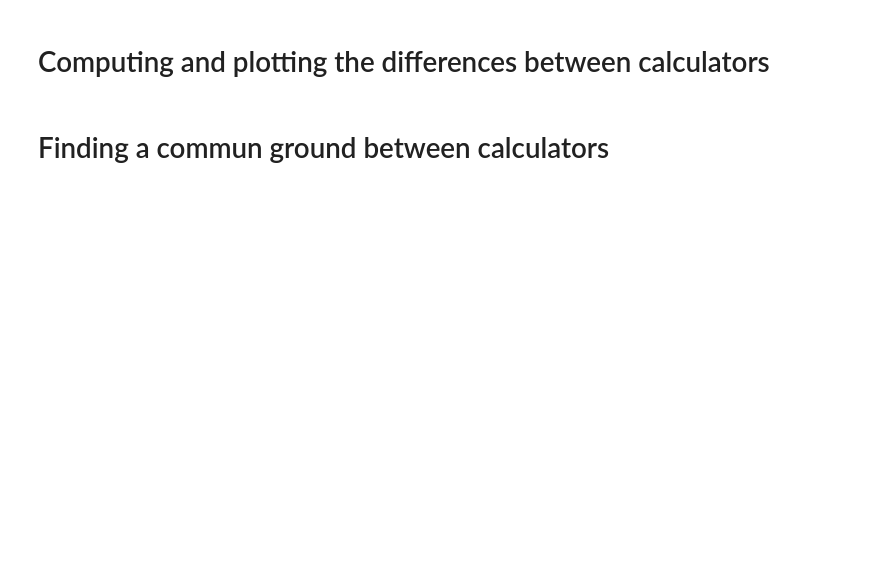
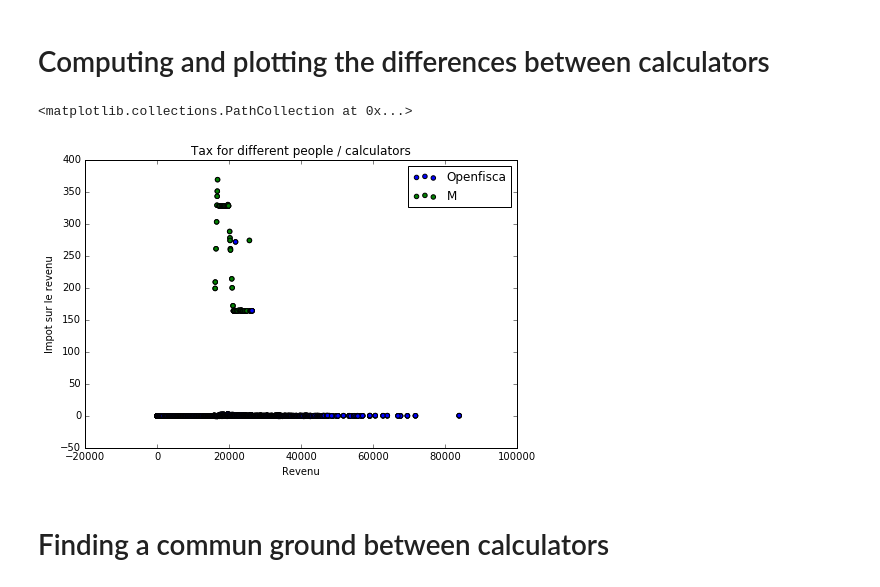
Before and after one commit to openfisca/combine-calculators, a Jupyter notebook: scripts/visual_comparisons.ipynb, the cells around one changed output. Cells and saved outputs as stored; diff of their text form; code cells hidden in the pictures; blank space fills up the shorter version.

```diff
--- a/scripts/visual_comparisons.ipynb
+++ b/scripts/visual_comparisons.ipynb
@@ -63,37 +65,40 @@ multi_scatter('Tax for different people / calculators', 'Revenu', 'Impot sur le
 # %%
 diff_openfisca = [a_i - b_i for a_i, b_i in zip(impot_openfisca, impot_online)]
 diff_m = [a_i - b_i for a_i, b_i in zip(impot_m, impot_online)]
 
 # TOOL 1 to find discrepencies: differences
 
 # Plotting difference between:
 # 1) openfisca and online
 # 2) m and online
 
 # x = salary (1AJ)
 # y_yellow = difference between openfisca and online calculator
 # y_blue = difference between m and online calculator
 
 ####################################
 # Filtering dimensions of interest #
 ####################################
-# for i in range(0, len(salaire1)):
-#     #Removing veufs and children
-#      if ('V' in comp.testcases[i]):
-# #             or ('F' in comp.testcases[i] and comp.testcases[i]['F'] > 0)):
-# #     if ('F' in comp.testcases[i] and comp.testcases[i]['F'] != 2):
-#         diff_m[i] = -1000
-# #         diff_openfisca[i] = -1000
+for i in range(0, len(salaire1)):
+    #Removing veufs and children
+     if ('V' in comp.testcases[i]):
+#             or ('F' in comp.testcases[i] and comp.testcases[i]['F'] > 0)):
+#     if ('F' in comp.testcases[i] and comp.testcases[i]['F'] != 2):
+        diff_m[i] = 0
+#         diff_openfisca[i] = -1000
 
 multi_scatter('Tax for different people / calculators', 'Revenu', 'Impot sur le revenu', [
                   {'x':salaire, 'y':diff_openfisca, 'label':'Openfisca', 'color':'blue'},
                   {'x':salaire, 'y':diff_m, 'label':'M', 'color':'green'},
               ])
 
 plt.scatter(
     salaire + salaire,
     diff_m + diff_openfisca,
     c=['green'] * len(diff_m) + ['blue'] * len(diff_openfisca))
+# %% [output]
+<matplotlib.collections.PathCollection at 0x...>
+[figure, added]
 # %% [markdown]
 # Finding a commun ground between calculators
 # %%
```
Also changed, not shown: parts of 13 cells of this notebook, 1 other file.
